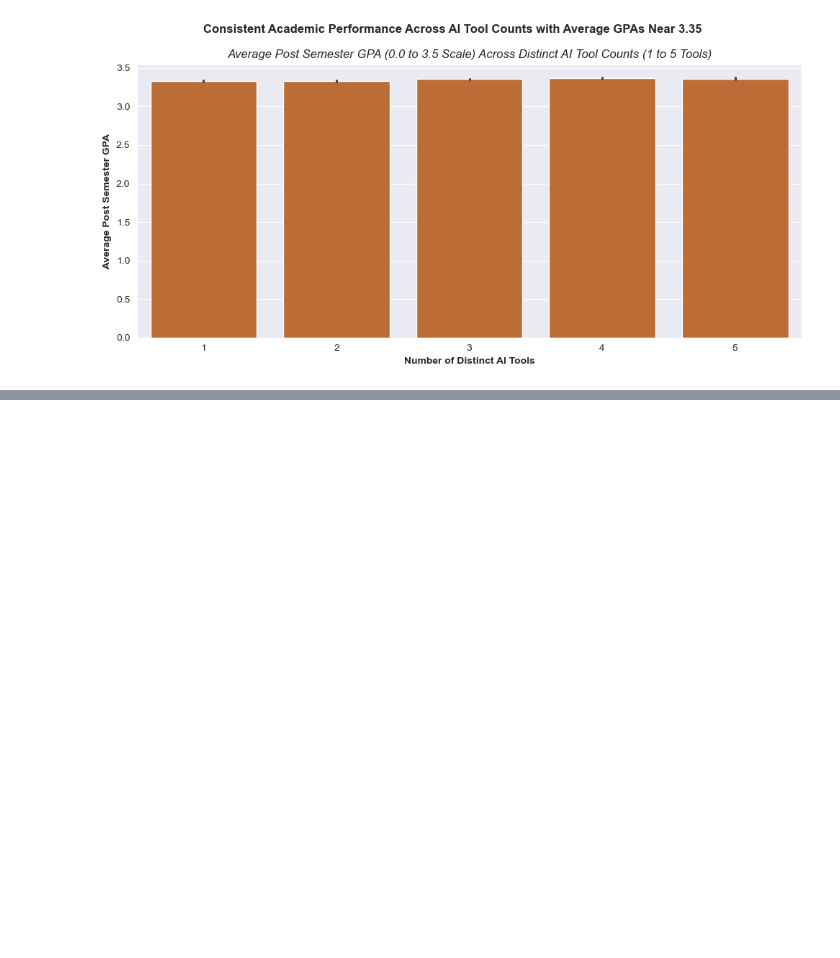
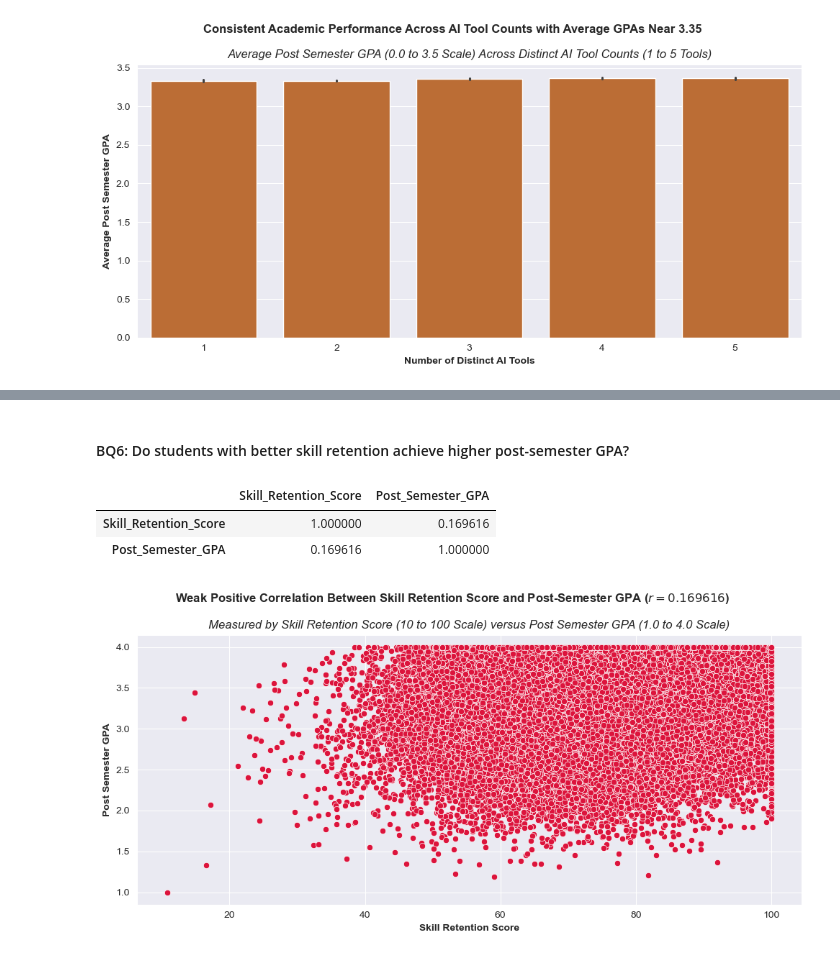
Before and after one commit to jeffwongqy/Impact-of-AI-on-Students, a Jupyter notebook: eda_v2.ipynb, the cells around one changed output, grey strips where cells are left out. Cells and saved outputs as stored; diff of their text form; code cells hidden in the pictures; blank space fills up the shorter version.

```diff
--- a/eda_v2.ipynb
+++ b/eda_v2.ipynb
@@ -110,0 +127,20 @@ plt.show()
+# %% [markdown]
+#### BQ6: Do students with better skill retention achieve higher post-semester GPA?
+# %%
+df[["Skill_Retention_Score", "Post_Semester_GPA"]].corr()
+# %% [output]
+|  | Skill_Retention_Score | Post_Semester_GPA |
+| Skill_Retention_Score | 1.000000 | 0.169616 |
+| Post_Semester_GPA | 0.169616 | 1.000000 |
+# %%
+sns.set_style("darkgrid")
+plt.figure(figsize = (10, 5))
+sns.scatterplot(data = df, x = "Skill_Retention_Score", y = "Post_Semester_GPA", color = "crimson")
+plt.title("Measured by Skill Retention Score (10 to 100 Scale) versus Post Semester GPA (1.0 to 4.0 Scale)", style = "italic")
+plt.suptitle("Weak Positive Correlation Between Skill Retention Score and Post-Semester GPA ($r = 0.169616$)", fontweight = "bold")
+plt.xlabel("Skill Retention Score", fontweight = "bold")
+plt.ylabel("Post Semester GPA", fontweight = "bold")
+plt.tight_layout()
+plt.show()
+# %% [output]
+[figure, added]
```
Also changed, not shown: parts of 5 cells of this notebook.
